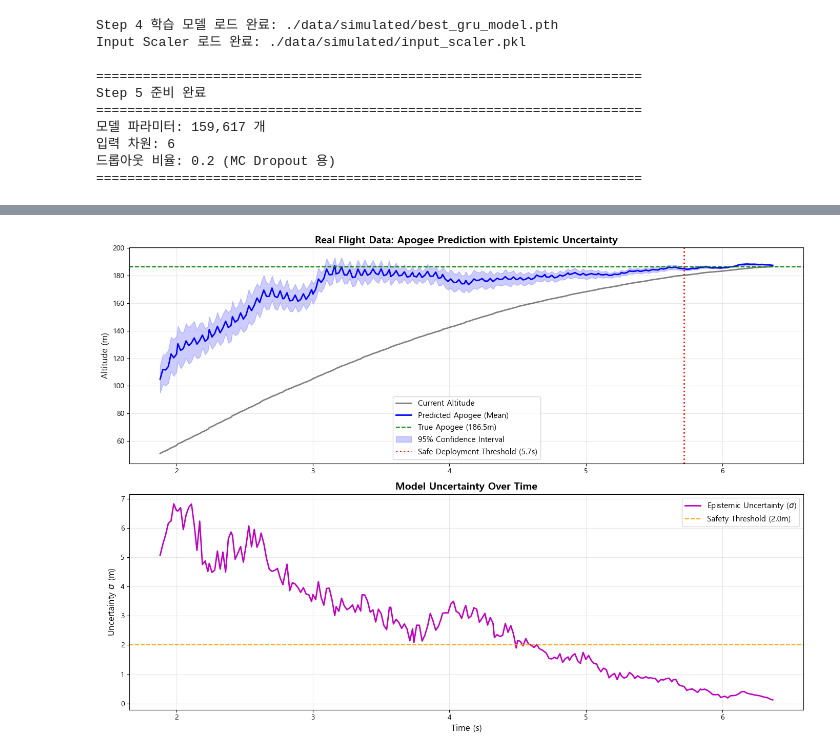
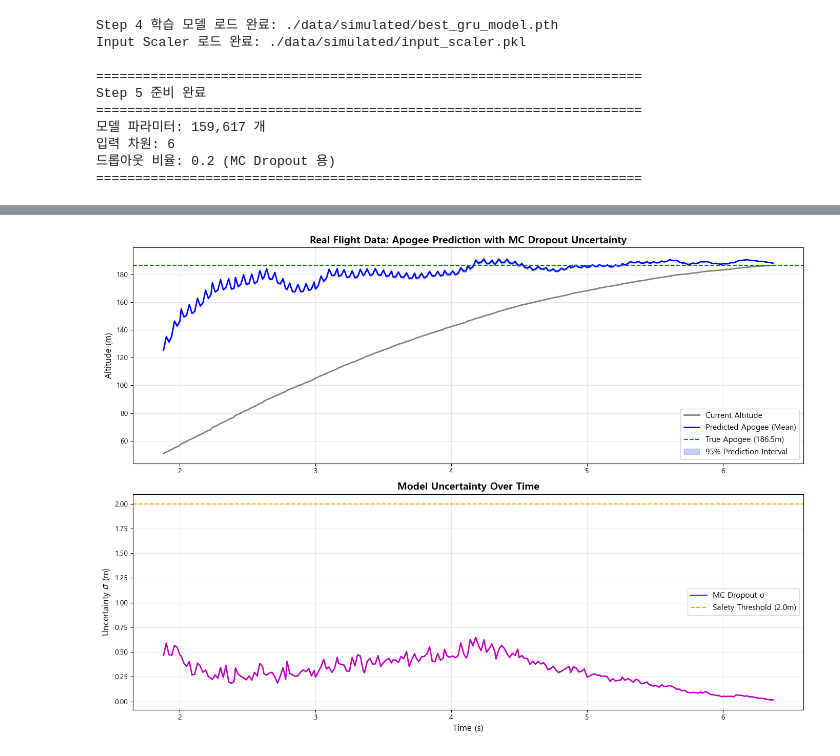
Before and after one commit to postech-psi/psintelligence, a Jupyter notebook: step5-UQ.ipynb, the cells around one changed output, grey strips where cells are left out. Saved outputs shown, nothing was run; the diff lists cells and outputs as text; code cells hidden in the pictures.

```diff
--- a/step5-UQ.ipynb
+++ b/step5-UQ.ipynb
@@ -208,7 +226,7 @@ class GRUModel(nn.Module):
             nn.ReLU(),
             nn.Dropout(dropout),
             nn.Linear(64, output_dim),
-            nn.Sigmoid()  # energy_ratio 는 0~1 범위
+            nn.Tanh()  # -1~1 → forward 에서 0.8~1.2 로 매핑
         )
 
     def forward(self, x, hidden=None):
@@ -221,7 +239,8 @@ class GRUModel(nn.Module):
         # Fully Connected 층 통과
         output = self.fc(last_hidden)
 
-        return output.squeeze(-1), hidden
+        # r = 1 + 0.2*tanh ∈ (0.8, 1.2)
+        return 1.0 + 0.2 * output.squeeze(-1), hidden
 
     def init_hidden(self, batch_size):
         """초기 은닉 상태 생성"""
@@ -812,7 +800,6 @@ import re
 import numpy as np
 import pandas as pd
 import matplotlib.pyplot as plt
-from sklearn.preprocessing import StandardScaler
 
 print("="*70)
 print("실제 비행 데이터 (112.txt) 기반 UQ (불확실성 정량화) 테스트 시작")
@@ -854,13 +841,12 @@ def load_real_data_for_gru(file_path, scaler, feature_cols, window_size=100):
                 vel = float(match.group(10))
                 acc_ms = acc_g * 9.80665
                 pitch = float(match.group(3))
-                yaw = float(match.group(4))
                 gyro_z = float(match.group(7))
 
-                rad_yaw = np.deg2rad(yaw)
-                rad_pitch = np.deg2rad(pitch)
-                cos_val = np.clip(np.cos(rad_pitch) * np.cos(rad_yaw), -1.0, 1.0)
-                tilt_val = np.rad2deg(np.arccos(cos_val))
+                # 실제 로그 Gyro 는 deg/s → rad/s
+                gyro_roll_rad = np.deg2rad(gyro_z)
+                # Euler (yaw, pitch, roll) 가정. 지상 pitch 2.56° → tilt ≈ -2.56°.
+                tilt_val = -abs(pitch)
 
                 rho = 1.225 * np.exp(-0.00012 * abs(alt))
                 dyn_pres = 0.5 * rho * (vel**2)
@@ -868,29 +854,16 @@ def load_real_data_for_gru(file_path, scaler, feature_cols, window_size=100):
                 raw_records.append({
                     'time': time, 'altitude': alt, 'velocity_z': vel,
                     'acceleration_z': acc_ms, 'tilt_angle': tilt_val,
-                    'gyro_roll': gyro_z, 'dynamic_pressure': dyn_pres
+                    'gyro_roll': gyro_roll_rad, 'dynamic_pressure': dyn_pres,
+                    'altitude_noisy': alt, 'acceleration_noisy': acc_ms,
+                    'gyro_roll_noisy': gyro_roll_rad
                 })
 
     df_real = pd.DataFrame(raw_records)
 
-    # 피처 정규화
+    # 피처 정규화 — Step 4에서 저장한 6-feature scaler 를 그대로 쓴다.
     X_raw = df_real[feature_cols].values
-
-    # 만약 scaler가 기대하는 피처 수(예: 10)와 우리가 넣으려는 피처 수(6)가 다를 경우
-    if hasattr(scaler, 'n_features_in_') and scaler.n_features_in_ != len(feature_cols):
-        print(f"Scaler 차원 불일치 감지! (Scaler: {scaler.n_features_in_} / Input: {len(feature_cols)})")
-        print("   수동으로 평균과 분산을 매핑하여 스케일링을 강제 수행합니다.")
-
-        # 주의: 이 방법은 feature_cols의 순서가 학습 당시의 컬럼 순서의 앞부분(0~5번)과
-        # 일치할 때만 수학적으로 유효합니다.
-        # 학습 당시의 컬럼 순서를 정확히 맞춰주는 것이 가장 좋습니다.
-        means = scaler.mean_[:len(feature_cols)]
-        stds = scaler.scale_[:len(feature_cols)]
-
-        X_scaled = (X_raw - means) / stds
-    else:
-        # 정상적인 경우
-        X_scaled = scaler.transform(X_raw)
+    X_scaled = scaler.transform(X_raw)
 
     # Sliding Window 적용
     sequences, times, h_currs, v_zs = [], [], [],[]
@@ -936,28 +909,19 @@ def predict_with_mc_dropout(model, x_tensor, h_curr, v_z, n_samples=100):
 # ---------------------------------------------------------
 # 3. 데이터 준비 및 추론 실행
 # ---------------------------------------------------------
-# 이전 셀에서 정의된 feature_scaler와 pinn_gru_model을 그대로 사용함
-feature_cols =['altitude', 'velocity_z', 'acceleration_z', 'tilt_angle', 'gyro_roll', 'dynamic_pressure']
+# 셀 5에서 이미 Step 4의 6-feature scaler 를 `scaler` 로 로드했다.
+# Step 5 단독 실행이 가능하도록 그 scaler 와 `model` 만 쓴다.
+feature_cols = ['altitude_noisy', 'velocity_z', 'acceleration_noisy',
+                'tilt_angle', 'gyro_roll_noisy', 'dynamic_pressure']
 file_path = './data/112.txt'
 window_size = 100
 
-SCALER_PATH = './models/input_scaler.pkl'
-
-if 'full_dataset' in globals() and hasattr(full_dataset, 'feature_scaler'):
-    # Step 4와 동일한 노트북에서 연속으로 실행 중인 경우
-    feature_scaler = full_dataset.feature_scaler
-    print("메모리에서 학습용 Scaler를 성공적으로 가져옴.")
-elif os.path.exists(SCALER_PATH):
-    # Step 5를 분리된 노트북에서 실행 중인 경우 (파일에서 로드)
-    feature_scaler = joblib.load(SCALER_PATH)
-    print(f"파일에서 Scaler 로드 완료: {SCALER_PATH}")
-else:
-    # 에러 방지를 위한 최후의 수단 (하지만 권장하지 않음, 데이터 스케일이 틀어질 수 있음)
-    print("훈련된 Scaler를 찾을 수 없어 임시 Scaler를 생성함! (예측 오차가 커질 수 있음)")
-    from sklearn.preprocessing import StandardScaler
-    feature_scaler = StandardScaler()
-    # 임시 fitting을 피하기 위해 에러를 발생시키는 것이 엔지니어링 적으로 더 안전함
-    raise FileNotFoundError("학습에 사용된 Scaler(.pkl) 파일이 필요함. Step 3 또는 4에서 Scaler를 저장해야 함.")
+feature_scaler = scaler
+if feature_scaler.n_features_in_ != len(feature_cols):
+    raise ValueError(
+        f"Scaler 차원({feature_scaler.n_features_in_})과 feature_cols({len(feature_cols)})가 다릅니다. "
+        "Step 4를 다시 실행해 input_scaler.pkl 을 갱신하세요."
+    )
 # =========================================================
 
 X_real_gru, h_real, v_real, t_real, df_real_raw = load_real_data_for_gru(
@@ -973,7 +937,7 @@ h_real = h_real.to(device)
 v_real = v_real.to(device)
 
 print("  - MC Dropout 추론 진행 중 (T=100)...")
-mean_pred, std_pred = predict_with_mc_dropout(pinn_gru_model, X_real_gru, h_real, v_real, n_samples=100)
+mean_pred, std_pred = predict_with_mc_dropout(model, X_real_gru, h_real, v_real, n_samples=100)
 print("  - 추론 완료됨.")
 
 # ---------------------------------------------------------
@@ -982,39 +946,41 @@ print("  - 추론 완료됨.")
 true_apogee = df_real_raw['altitude'].max()
 alt_actual_aligned = df_real_raw.iloc[window_size-1:]['altitude'].values
 
-# 95% 신뢰구간 (±1.96σ)
+# 95% 예측구간 (±1.96σ)
 z_score = 1.96
 lower_bound = mean_pred - z_score * std_pred
 upper_bound = mean_pred + z_score * std_pred
 
-# 낙하산 사출 안전 조건: "예측 하한선이 현재 고도보다 낮아지면 사출 (정점 도달 확신)"
-# 또는 "불확실성(std)이 특정 수치 이하로 안정화되었을 때"
-safe_to_fire_idx = np.where((std_pred < 2.0) & (mean_pred - alt_actual_aligned < 5.0))[0]
+# 낙하산 사출 안전 조건:
+#   (1) 예측 불확실성이 2 m 미만이고
+#   (2) 예측구간 하한선(mean - 1.96σ)이 현재 고도 이하일 때
+#       → 현재 고도가 예측 아포지의 하한을 넘어섰다는 뜻
+safe_to_fire_idx = np.where((std_pred < 2.0) & (lower_bound <= alt_actual_aligned))[0]
 first_safe_time = t_real[safe_to_fire_idx[0]] if len(safe_to_fire_idx) > 0 else None
 
 fig, axes = plt.subplots(2, 1, figsize=(14, 10))
 
-# [상단 그래프] 아포지 예측 및 신뢰구간
+# [상단 그래프] 아포지 예측 및 예측구간
 ax1 = axes[0]
 ax1.plot(t_real, alt_actual_aligned, 'k-', alpha=0.5, label='Current Altitude', linewidth=2)
 ax1.plot(t_real, mean_pred, 'b-', label='Predicted Apogee (Mean)', linewidth=2)
 ax1.axhline(true_apogee, color='green', linestyle='--', label=f'True Apogee ({true_apogee:.1f}m)')
 
 # 불확실성 띠(Band) 그리기
-ax1.fill_between(t_real, lower_bound, upper_bound, color='blue', alpha=0.2, label='95% Confidence Interval')
+ax1.fill_between(t_real, lower_bound, upper_bound, color='blue', alpha=0.2, label='95% Prediction Interval')
 
 if first_safe_time:
     ax1.axvline(first_safe_time, color='red', linestyle=':', linewidth=2,
                 label=f'Safe Deployment Threshold ({first_safe_time:.1f}s)')
 
-ax1.set_title('Real Flight Data: Apogee Prediction with Epistemic Uncertainty', fontsize=14, fontweight='bold')
+ax1.set_title('Real Flight Data: Apogee Prediction with MC Dropout Uncertainty', fontsize=14, fontweight='bold')
 ax1.set_ylabel('Altitude (m)', fontsize=12)
 ax1.legend(fontsize=11)
 ax1.grid(True, alpha=0.3)
 
 # [하단 그래프] 불확실성(표준편차) 크기 변화
 ax2 = axes[1]
-ax2.plot(t_real, std_pred, 'm-', linewidth=2, label='Epistemic Uncertainty ($\sigma$)')
+ax2.plot(t_real, std_pred, 'm-', linewidth=2, label='MC Dropout σ')
 ax2.axhline(2.0, color='orange', linestyle='--', label='Safety Threshold (2.0m)')
 
 ax2.set_title('Model Uncertainty Over Time', fontsize=14, fontweight='bold')
@@ -1032,7 +998,7 @@ plt.show()
 # ---------------------------------------------------------
 print("="*70)
 print(f"1. 실제 도달 아포지: {true_apogee:.2f} m")
-print(f"2. 비행 종료 시점 예측 아포지: {mean_pred[-1]:.2f} ± {std_pred[-1]*1.96:.2f} m (95% CI)")
+print(f"2. 비행 종료 시점 예측 아포지: {mean_pred[-1]:.2f} ± {std_pred[-1]*1.96:.2f} m (95% 예측구간)")
 print(f"3. 최대 불확실성(초기/연소구간): {std_pred.max():.2f} m")
 print(f"4. 최소 불확실성(관성/아포지부근): {std_pred.min():.2f} m")
 # %% [output]
@@ -1046,6 +1009,6 @@ Scaler 차원 불일치 감지! (Scaler: 10 / Input: 6)
   - GRU 입력 텐서 준비 완료: torch.Size([236, 100, 6])
   - MC Dropout 추론 진행 중 (T=100)...
   - 추론 완료됨.
-[figure, old version]
+[figure, new version]
 ======================================================================
 1. 실제 도달 아포지: 186.46 m
```
Also changed, not shown: parts of 11 cells of this notebook, 33 other files.
